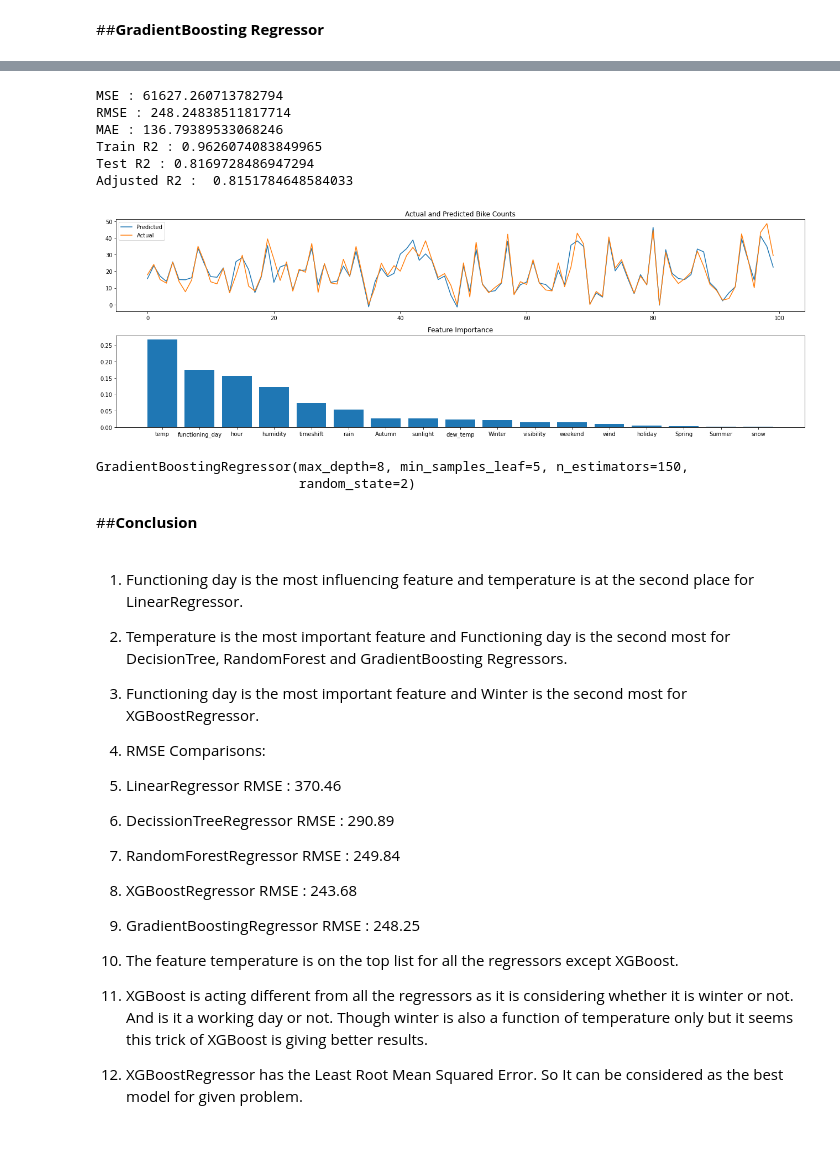
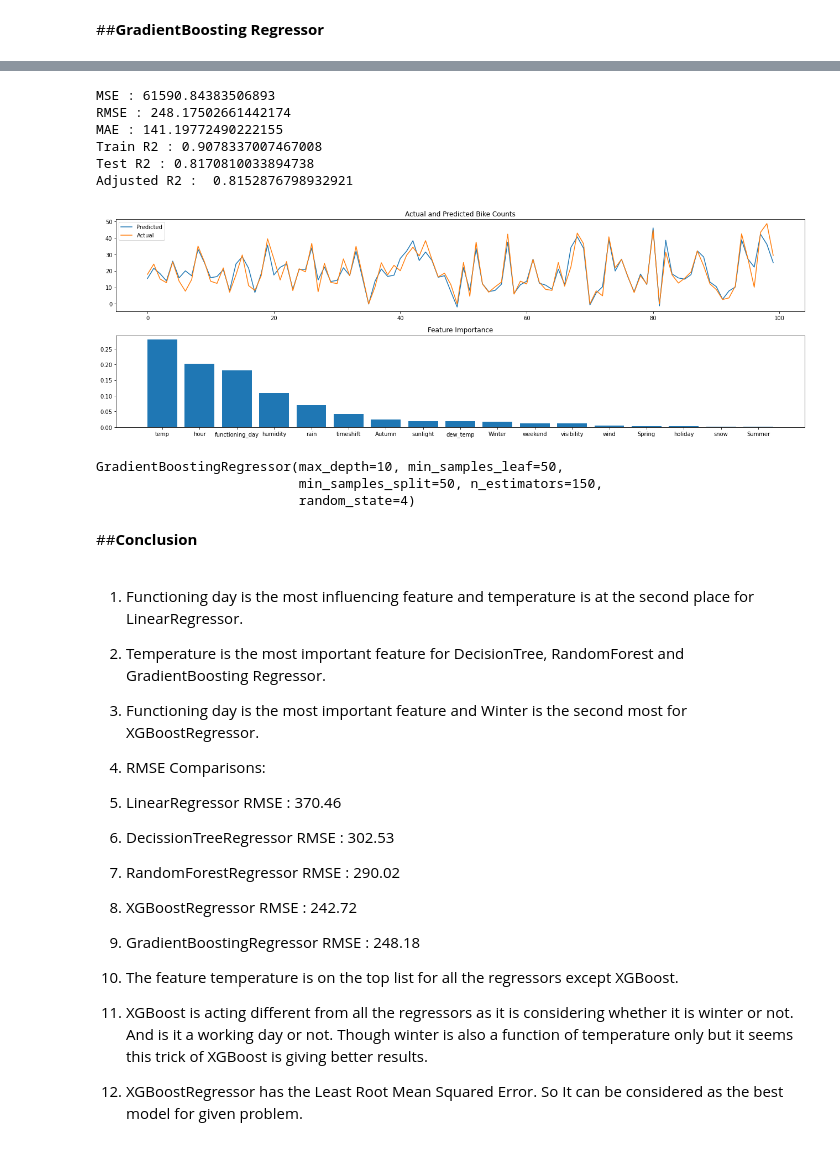
Before and after one commit to s-kp/CapstoneProject-MLRegression, a Jupyter notebook: Bike_Sharing_Demand_Prediction_Capstone_Project.ipynb, the cells around one changed output, grey strips where cells are left out. Drawn from its saved outputs; the diff is of its cells as text; code cells hidden in the pictures.

```diff
--- a/Bike_Sharing_Demand_Prediction_Capstone_Project.ipynb
+++ b/Bike_Sharing_Demand_Prediction_Capstone_Project.ipynb
@@ -544,30 +568,43 @@ gbr.fit(X_train, y_train).best_params_
-# %%
-# Analysing the best model
-gbr = GradientBoostingRegressor(max_depth=8, n_estimators=150, min_samples_leaf=5, random_state=2)
-analyse_model(gbr, X_train, X_test, y_train, y_test)
-# %% [output]
-MSE : 61627.260713782794
-RMSE : 248.24838511817714
-MAE : 136.79389533068246
-Train R2 : 0.9626074083849965
-Test R2 : 0.8169728486947294
-Adjusted R2 :  0.8151784648584033
-[figure, removed]
-GradientBoostingRegressor(max_depth=8, min_samples_leaf=5, n_estimators=150,
-                          random_state=2)
+# %%
+# Regressor
+regressor = GradientBoostingRegressor(random_state=4)
+
+# HYperparameter Grid
+grid = {'n_estimators' : n_estimators,
+        'max_depth' : max_depth,
+        'min_samples_split' : min_samples_split,
+        'min_samples_leaf' : min_samples_leaf}
+
+# GridSearch to find the best parameters
+gbr = GridSearchCV(regressor, param_grid = grid, scoring = 'neg_mean_squared_error', cv=5)
+gbr.fit(X_train, y_train)
+
+# Analysing the model with best set of parametes
+analyse_model(gbr.best_estimator_, X_train, X_test, y_train, y_test)
+# %% [output]
+MSE : 61590.84383506893
+RMSE : 248.17502661442174
+MAE : 141.19772490222155
+Train R2 : 0.9078337007467008
+Test R2 : 0.8170810033894738
+Adjusted R2 :  0.8152876798932921
+[figure, added]
+GradientBoostingRegressor(max_depth=10, min_samples_leaf=50,
+                          min_samples_split=50, n_estimators=150,
+                          random_state=4)
 # %% [markdown]
 ##**Conclusion**
 # %% [markdown]
 1. Functioning day is the most influencing feature and temperature is at the second place for LinearRegressor.
-2. Temperature is the most important feature and Functioning day is the second most for DecisionTree, RandomForest and GradientBoosting Regressors.
+2. Temperature is the most important feature for DecisionTree, RandomForest and GradientBoosting Regressor.
 3. Functioning day is the most important feature and Winter is the second most for XGBoostRegressor.
-3. RMSE Comparisons:
+4. RMSE Comparisons:
   1. LinearRegressor RMSE : 370.46
-  2. DecissionTreeRegressor RMSE : 290.89
-  3. RandomForestRegressor RMSE : 249.84
-  4. XGBoostRegressor RMSE : 243.68
-  5. GradientBoostingRegressor RMSE : 248.25
+  2. DecissionTreeRegressor RMSE : 302.53
+  3. RandomForestRegressor RMSE : 290.02
+  4. XGBoostRegressor RMSE : 242.72
+  5. GradientBoostingRegressor RMSE : 248.18
 
-4. The feature temperature is on the top list for all the regressors except XGBoost.
-5. XGBoost is acting different from all the regressors as it is considering whether it is winter or not. And is it a working day or not. Though winter is also a function of temperature only but it seems this trick of XGBoost is giving better results.
-4. XGBoostRegressor has the Least Root Mean Squared Error. So It can be considered as the best model for given problem.
+5. The feature temperature is on the top list for all the regressors except XGBoost.
+6. XGBoost is acting different from all the regressors as it is considering whether it is winter or not. And is it a working day or not. Though winter is also a function of temperature only but it seems this trick of XGBoost is giving better results.
+7. XGBoostRegressor has the Least Root Mean Squared Error. So It can be considered as the best model for given problem.
```
Also changed, not shown: parts of 11 cells of this notebook.
